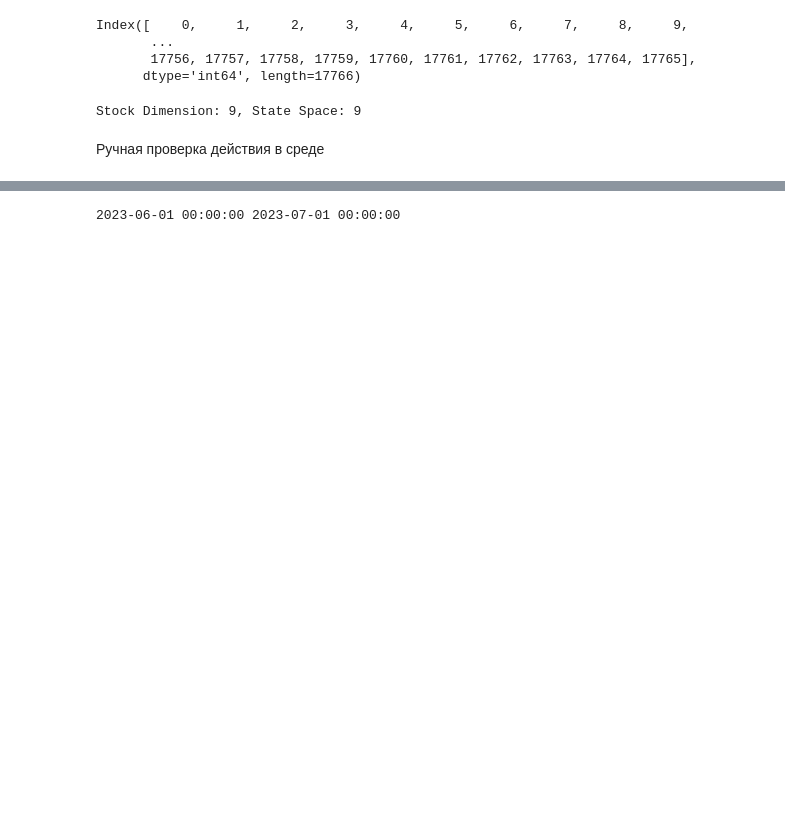
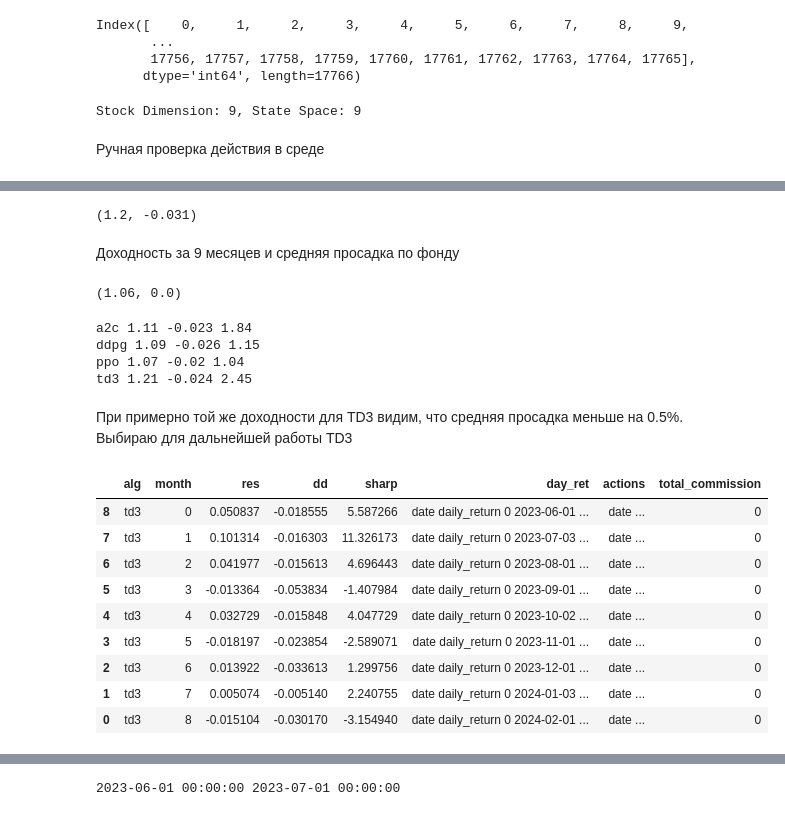
Before and after one commit to AlexTchek/CP2, a Jupyter notebook: PortfolioAllocation.ipynb, the cells around one changed output, grey strips where cells are left out. Saved outputs shown, nothing was run; the diff lists cells and outputs as text; code cells hidden in the pictures; blank space fills up the shorter version.

Commit message:
step 1

```diff
--- a/PortfolioAllocation.ipynb
+++ b/PortfolioAllocation.ipynb
@@ -266,31 +321,29 @@ def train_trade(alg, train, trade, optuna_params = None, log_name = None, size =
 # %%
 algs = ['a2c','ppo','ddpg','td3']
-res = dict()
-ret = dict()
-act = dict()
+
+date_start = datetime.datetime(2023, 6, 1)
+
+res_df = pd.DataFrame(columns=["alg", "month", "res", "dd", "sharp", "day_ret", "actions", "total_commission"])
 for alg in algs:
-  res[alg] = []
-  ret[alg] = []
-  act[alg] = []
+  model = None
+  for i in range(9):
+    date0 = datetime.datetime(2016, 12, 1) + relativedelta(months = i)
+    date1 = date_start + relativedelta(months = i)
+    date2 = date_start + relativedelta(months = i + 1)
 
-for i in range(4):
-  date0 = datetime.datetime(2016, 7, 1) #date_start + relativedelta(months = -12 * i)
-  date1 = date_start + relativedelta(months = i)
-  date2 = date_start + relativedelta(months = i + 1)
+    train = data_split(df, date0, date1) #'2016-05-10', date1)
+    trade = data_split(df, date1, date2)
 
-  train = data_split(df, date0, date1) #'2016-05-10', date1)
-  trade = data_split(df, date1, date2)
-
-  for alg in algs:
     print(date1, date2)
     print(alg)
-    log_name = alg + '_' + str(7+i)
-    model, df_daily_return, df_actions = train_trade(alg, train, trade, None, log_name=log_name, size=[192,128])
+    log_name = alg + '_' + str(6+i)
+    model, total_comm, df_daily_return, df_actions = train_trade(alg, train, trade, None, log_name=log_name,
+                                                                 size=[192,128], trained_model=None, steps=50_000)
     res11 = get_result(df_daily_return)
-    res[alg].append(res11)
-    ret[alg].append(df_daily_return)
-    act[alg].append(df_actions)
-    print(alg, res11['Cumulative returns'], res11['Max drawdown'], res11['Sharpe ratio'])
+
+    print(alg, res11['Cumulative returns'], res11['Max drawdown'], res11['Sharpe ratio'], total_comm)
+    res_df.loc[-1] = [alg, str(i), res11['Cumulative returns'], res11['Max drawdown'], res11['Sharpe ratio'], df_daily_return, df_actions, total_comm]
+    res_df.index += 1
 # %% [output]
 2023-06-01 00:00:00 2023-07-01 00:00:00
 a2c
@@ -486,0 +561,2 @@ sharp
+# %%
+res_df['month'] = pd.to_numeric(res_df['month'])
@@ -486,0 +642,33 @@ sharp
+# %%
+np.round(np.prod(1 + tested_period['change'].to_numpy()), 2), np.round(np.average(tested_period['max_dd'].to_numpy()), 3)
+# %% [output]
+(1.2, -0.031)
+# %% [markdown]
+Доходность за 9 месяцев и средняя просадка по фонду
+# %%
+np.round(np.prod(1 + tested_period['change_MM'].to_numpy()), 2), np.round(np.average(tested_period['max_dd_MM'].to_numpy()), 3)
+# %% [output]
+(1.06, 0.0)
+# %%
+for name, group in res_df.groupby(by=['alg']):
+    print(name[0], np.round(np.prod(group['res']+1),2), np.round(np.average(group['dd']), 3), np.round(np.average(group['sharp']), 2))
+# %% [output]
+a2c 1.11 -0.023 1.84
+ddpg 1.09 -0.026 1.15
+ppo 1.07 -0.02 1.04
+td3 1.21 -0.024 2.45
+# %% [markdown]
+При примерно той же доходности для TD3 видим, что средняя просадка меньше на 0.5%. Выбираю для дальнейшей работы TD3
+# %%
+res_df[res_df['alg'] == 'td3']
+# %% [output]
+|  | alg | month | res | dd | sharp | day_ret | actions | total_commission |
+| 8 | td3 | 0 | 0.050837 | -0.018555 | 5.587266 | date daily_return 0 2023-06-01 ... | date ... | 0 |
+| 7 | td3 | 1 | 0.101314 | -0.016303 | 11.326173 | date daily_return 0 2023-07-03 ... | date ... | 0 |
+| 6 | td3 | 2 | 0.041977 | -0.015613 | 4.696443 | date daily_return 0 2023-08-01 ... | date ... | 0 |
+| 5 | td3 | 3 | -0.013364 | -0.053834 | -1.407984 | date daily_return 0 2023-09-01 ... | date ... | 0 |
+| 4 | td3 | 4 | 0.032729 | -0.015848 | 4.047729 | date daily_return 0 2023-10-02 ... | date ... | 0 |
+| 3 | td3 | 5 | -0.018197 | -0.023854 | -2.589071 | date daily_return 0 2023-11-01 ... | date ... | 0 |
+| 2 | td3 | 6 | 0.013922 | -0.033613 | 1.299756 | date daily_return 0 2023-12-01 ... | date ... | 0 |
+| 1 | td3 | 7 | 0.005074 | -0.005140 | 2.240755 | date daily_return 0 2024-01-03 ... | date ... | 0 |
+| 0 | td3 | 8 | -0.015104 | -0.030170 | -3.154940 | date daily_return 0 2024-02-01 ... | date ... | 0 |
```
Also changed, not shown: parts of 80 cells of this notebook, 9 other files.
